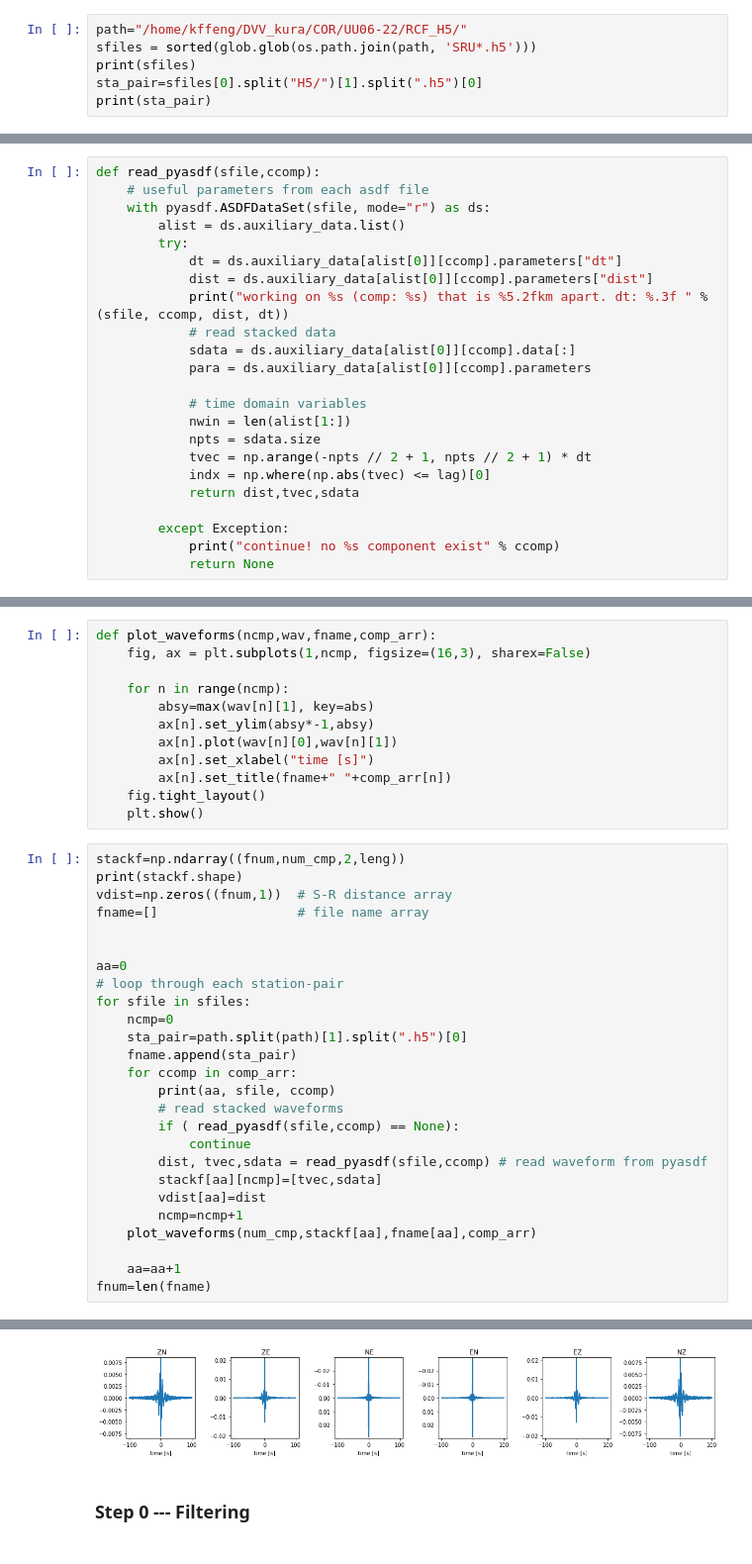
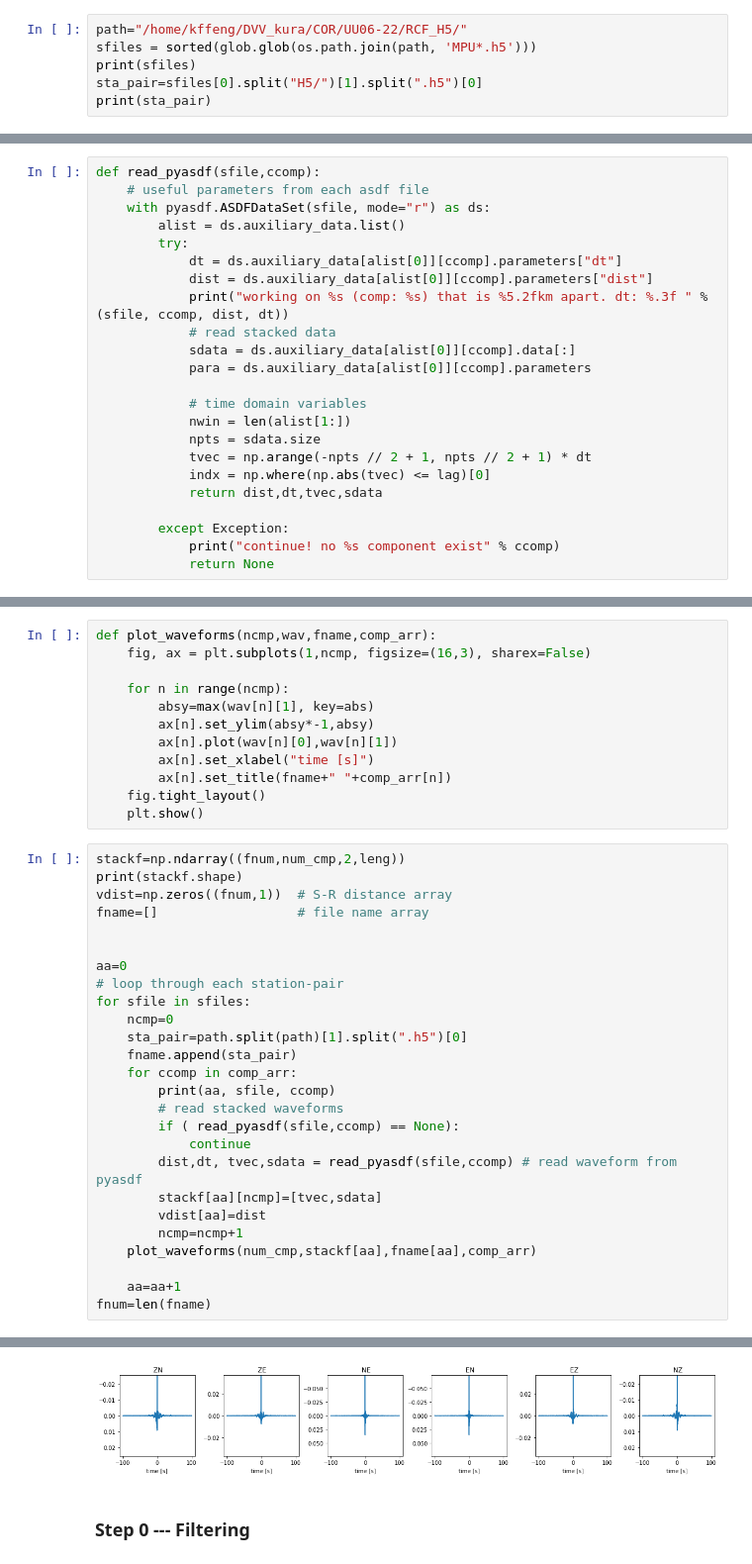
Before and after one commit to kuanfufeng/Noise_Correlation_Attenuation, a Jupyter notebook: Scattering_MFPandIntb_SingleStation.ipynb, the cells around one changed output, grey strips where cells are left out. Shown at 99% size. Saved outputs shown, nothing was run; the diff lists cells and outputs as text.

```diff
--- a/Scattering_MFPandIntb_SingleStation.ipynb
+++ b/Scattering_MFPandIntb_SingleStation.ipynb
@@ -31,7 +31,7 @@ import math
 from obspy.signal.filter import bandpass
 # %%
 path="/home/kffeng/DVV_kura/COR/UU06-22/RCF_H5/"
-sfiles = sorted(glob.glob(os.path.join(path, 'SRU*.h5')))
+sfiles = sorted(glob.glob(os.path.join(path, 'MPU*.h5')))
 print(sfiles)
 sta_pair=sfiles[0].split("H5/")[1].split(".h5")[0]
 print(sta_pair)
@@ -58,7 +58,7 @@ def read_pyasdf(sfile,ccomp):
             npts = sdata.size
             tvec = np.arange(-npts // 2 + 1, npts // 2 + 1) * dt
             indx = np.where(np.abs(tvec) <= lag)[0]
-            return dist,tvec,sdata
+            return dist,dt,tvec,sdata
 
         except Exception:
             print("continue! no %s component exist" % ccomp)
@@ -107,7 +108,7 @@ for sfile in sfiles:
         # read stacked waveforms
         if ( read_pyasdf(sfile,ccomp) == None):
             continue
-        dist, tvec,sdata = read_pyasdf(sfile,ccomp) # read waveform from pyasdf
+        dist,dt, tvec,sdata = read_pyasdf(sfile,ccomp) # read waveform from pyasdf
         stackf[aa][ncmp]=[tvec,sdata]
         vdist[aa]=dist
         ncmp=ncmp+1
@@ -138,4 +139,4 @@ working on /home/kffeng/DVV_kura/COR/UU06-22/RCF_H5/SRU_SRU.h5 (comp: NZ) that i
-[figure, old version]
+[figure, new version]
 # %% [markdown]
 ### Step 0 --- Filtering
 # %%
```
Also changed, not shown: parts of 10 cells of this notebook, 1 other file.
